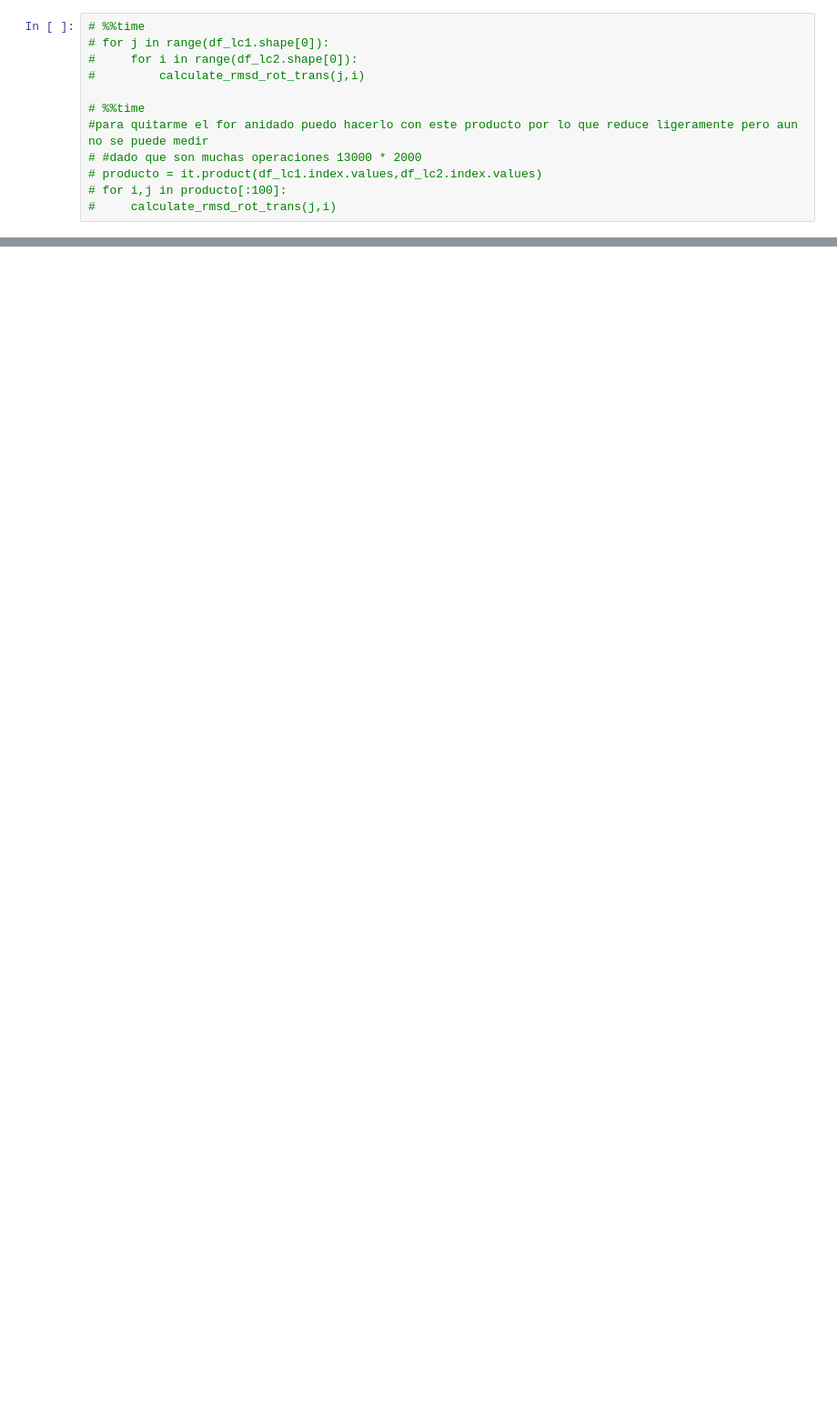
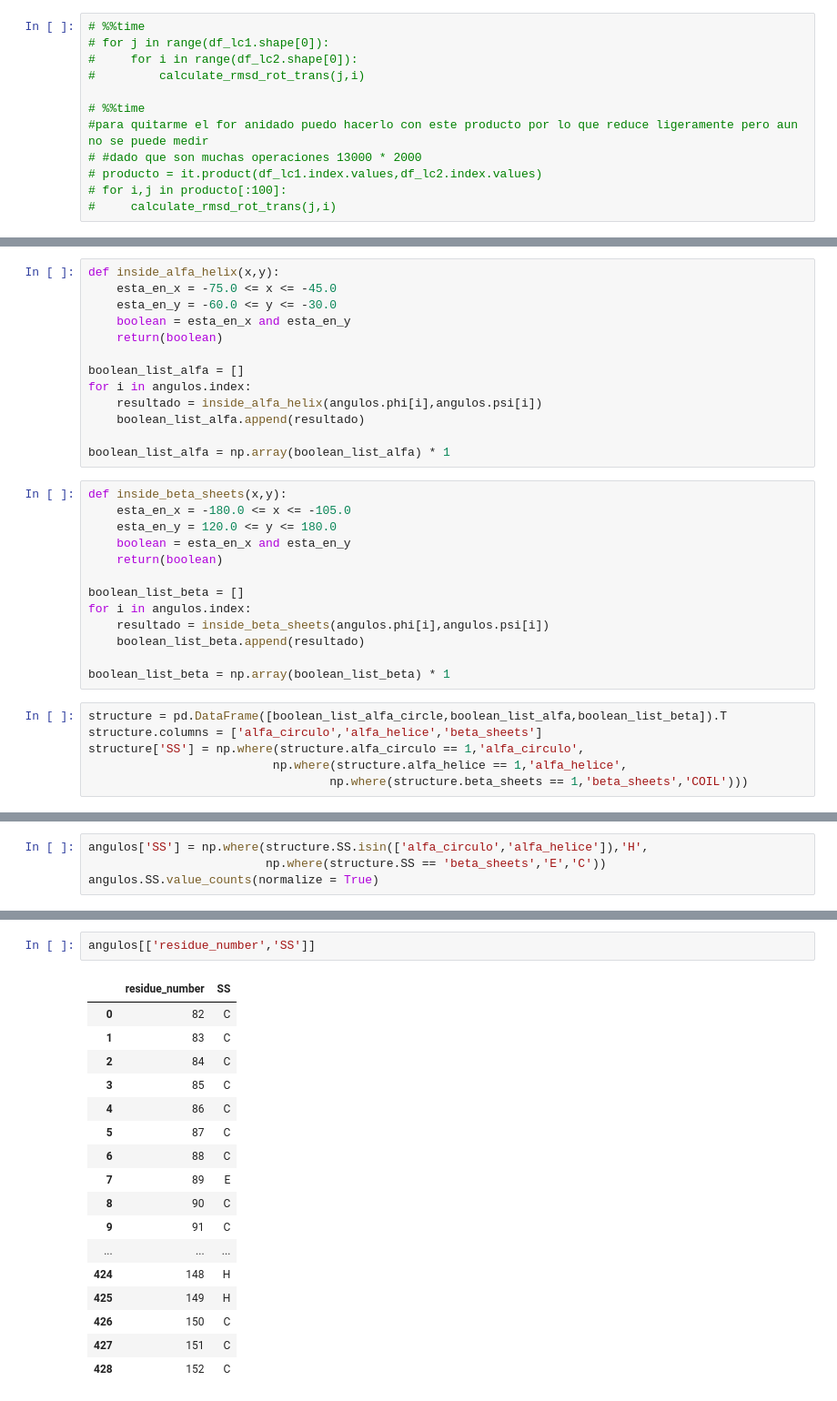
Before and after one commit to marciniega/pdbmani, a Jupyter notebook: Serch/CLICK_calculate_SSM.ipynb, the cells around one changed output, grey strips where cells are left out. Shown at 91% size. Saved outputs shown, nothing was run; the diff lists cells and outputs as text; blank space fills up the shorter version.

```diff
--- a/Serch/CLICK_calculate_SSM.ipynb
+++ b/Serch/CLICK_calculate_SSM.ipynb
@@ -500,0 +507,32 @@ for i in range(df_dh1.shape[0]-3):
+# %%
+def inside_alfa_helix(x,y):
+    esta_en_x = -75.0 <= x <= -45.0
+    esta_en_y = -60.0 <= y <= -30.0
+    boolean = esta_en_x and esta_en_y
+    return(boolean)
+
+boolean_list_alfa = []
+for i in angulos.index:
+    resultado = inside_alfa_helix(angulos.phi[i],angulos.psi[i])
+    boolean_list_alfa.append(resultado)
+
+boolean_list_alfa = np.array(boolean_list_alfa) * 1
+# %%
+def inside_beta_sheets(x,y):
+    esta_en_x = -180.0 <= x <= -105.0
+    esta_en_y = 120.0 <= y <= 180.0
+    boolean = esta_en_x and esta_en_y
+    return(boolean)
+
+boolean_list_beta = []
+for i in angulos.index:
+    resultado = inside_beta_sheets(angulos.phi[i],angulos.psi[i])
+    boolean_list_beta.append(resultado)
+
+boolean_list_beta = np.array(boolean_list_beta) * 1
+# %%
+structure = pd.DataFrame([boolean_list_alfa_circle,boolean_list_alfa,boolean_list_beta]).T
+structure.columns = ['alfa_circulo','alfa_helice','beta_sheets']
+structure['SS'] = np.where(structure.alfa_circulo == 1,'alfa_circulo',
+                          np.where(structure.alfa_helice == 1,'alfa_helice',
+                                  np.where(structure.beta_sheets == 1,'beta_sheets','COIL')))
@@ -500,0 +547,4 @@ for i in range(df_dh1.shape[0]-3):
+# %%
+angulos['SS'] = np.where(structure.SS.isin(['alfa_circulo','alfa_helice']),'H',
+                         np.where(structure.SS == 'beta_sheets','E','C'))
+angulos.SS.value_counts(normalize = True)
@@ -500,0 +556,20 @@ for i in range(df_dh1.shape[0]-3):
+# %%
+angulos[['residue_number','SS']]
+# %% [output]
+|  | residue_number | SS |
+| 0 | 82 | C |
+| 1 | 83 | C |
+| 2 | 84 | C |
+| 3 | 85 | C |
+| 4 | 86 | C |
+| 5 | 87 | C |
+| 6 | 88 | C |
+| 7 | 89 | E |
+| 8 | 90 | C |
+| 9 | 91 | C |
+| ... | ... | ... |
+| 424 | 148 | H |
+| 425 | 149 | H |
+| 426 | 150 | C |
+| 427 | 151 | C |
+| 428 | 152 | C |
```
Also changed, not shown: parts of 24 cells of this notebook, 1 other file.
